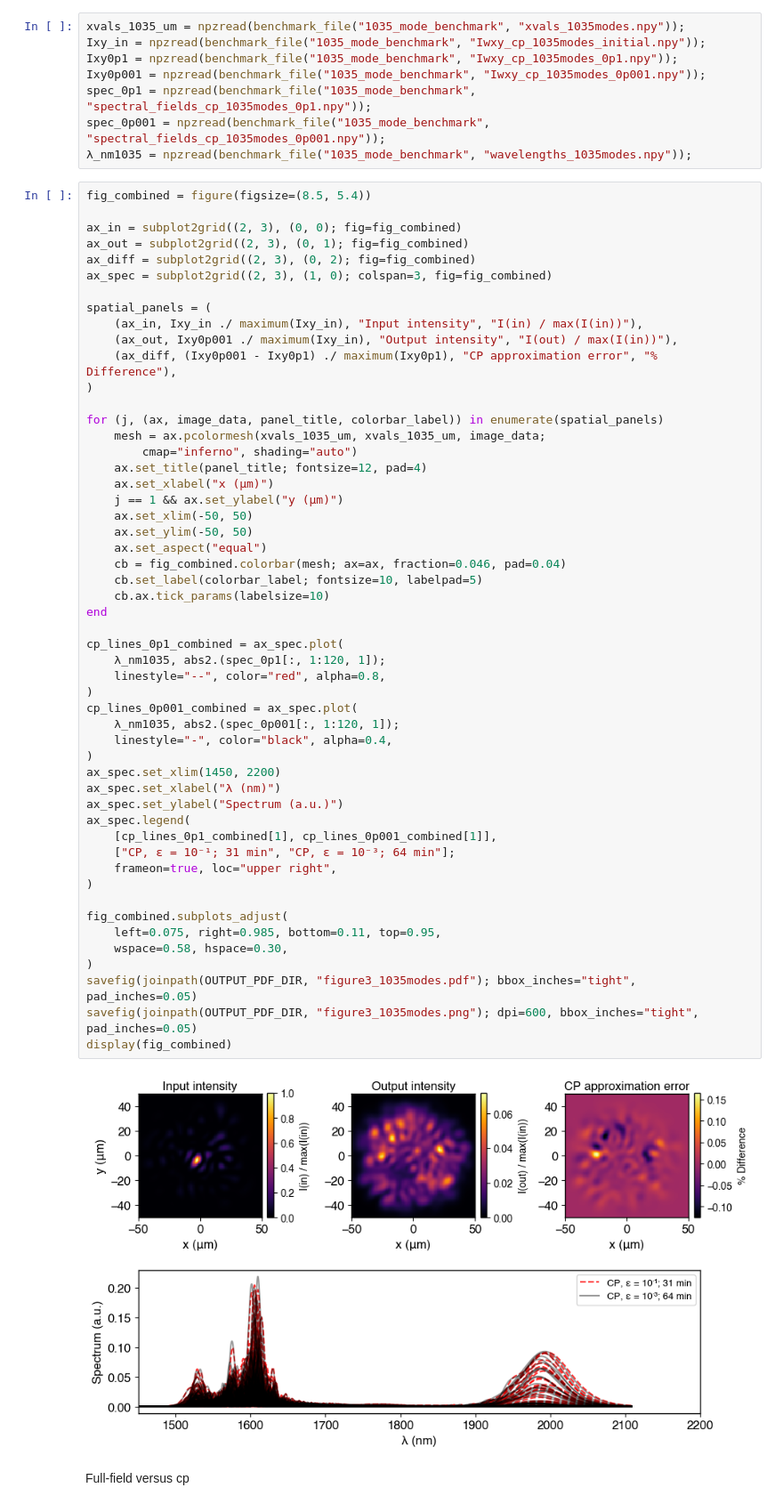
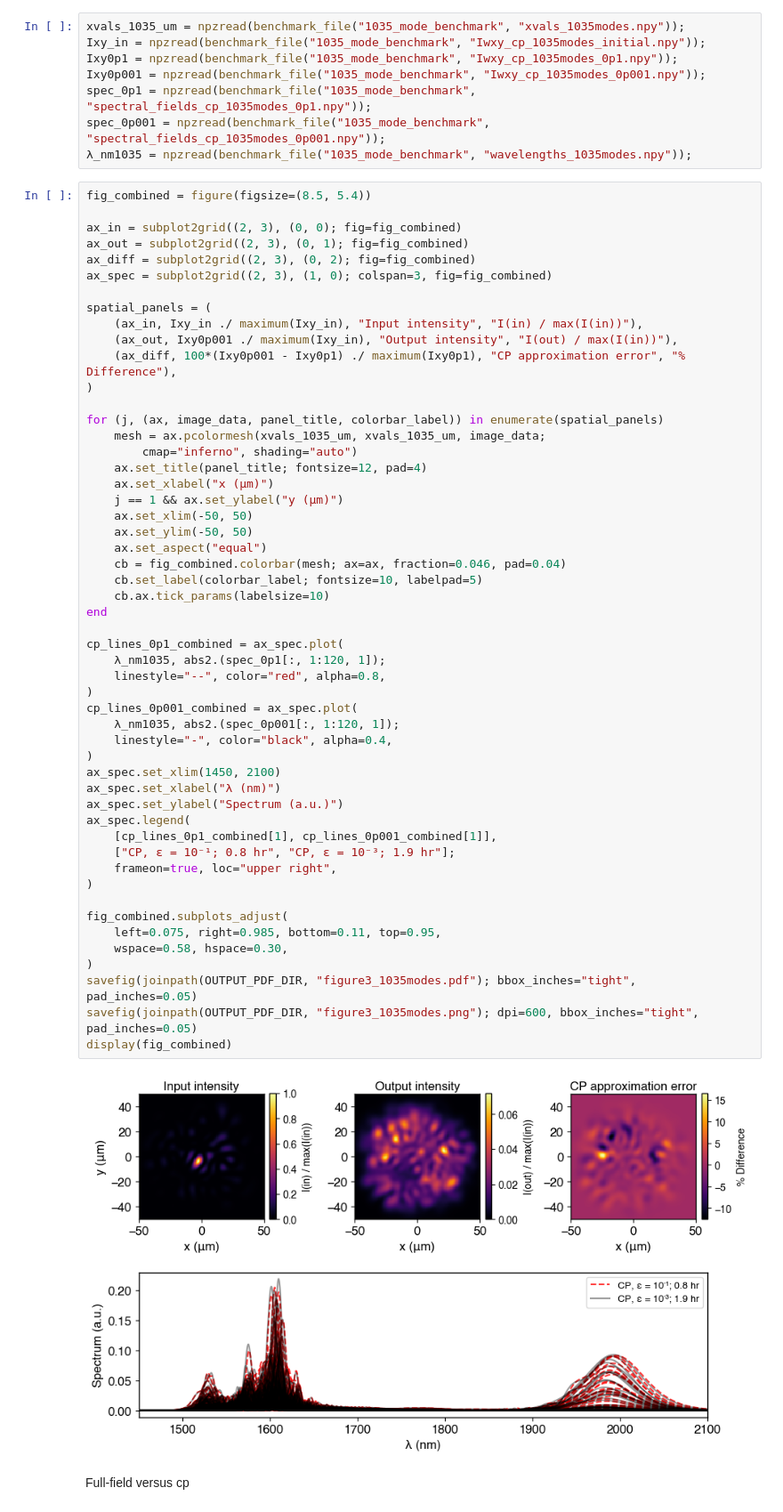
Before and after one commit to nrivera494/FastDifferentiableMMNLO, a Jupyter notebook: data_analysis/cp_data_analysis.ipynb, the cells around one changed output. Shown at 89% size. Cells and saved outputs as stored; diff of their text form.

```diff
--- a/data_analysis/cp_results.ipynb
+++ b/data_analysis/cp_data_analysis.ipynb
@@ -442,7 +442,7 @@ ax_spec = subplot2grid((2, 3), (1, 0); colspan=3, fig=fig_combined)
 spatial_panels = (
     (ax_in, Ixy_in ./ maximum(Ixy_in), "Input intensity", "I(in) / max(I(in))"),
     (ax_out, Ixy0p001 ./ maximum(Ixy_in), "Output intensity", "I(out) / max(I(in))"),
-    (ax_diff, (Ixy0p001 - Ixy0p1) ./ maximum(Ixy0p1), "CP approximation error", "% Difference"),
+    (ax_diff, 100*(Ixy0p001 - Ixy0p1) ./ maximum(Ixy0p1), "CP approximation error", "% Difference"),
 )
 
 for (j, (ax, image_data, panel_title, colorbar_label)) in enumerate(spatial_panels)
@@ -455,36 +455,36 @@ for (j, (ax, image_data, panel_title, colorbar_label)) in enumerate(spatial_pane
     ax.set_ylim(-50, 50)
     ax.set_aspect("equal")
     cb = fig_combined.colorbar(mesh; ax=ax, fraction=0.046, pad=0.04)
     cb.set_label(colorbar_label; fontsize=10, labelpad=5)
     cb.ax.tick_params(labelsize=10)
 end
 
 cp_lines_0p1_combined = ax_spec.plot(
     λ_nm1035, abs2.(spec_0p1[:, 1:120, 1]);
     linestyle="--", color="red", alpha=0.8,
 )
 cp_lines_0p001_combined = ax_spec.plot(
     λ_nm1035, abs2.(spec_0p001[:, 1:120, 1]);
     linestyle="-", color="black", alpha=0.4,
 )
-ax_spec.set_xlim(1450, 2200)
+ax_spec.set_xlim(1450, 2100)
 ax_spec.set_xlabel("λ (nm)")
 ax_spec.set_ylabel("Spectrum (a.u.)")
 ax_spec.legend(
     [cp_lines_0p1_combined[1], cp_lines_0p001_combined[1]],
-    ["CP, ε = 10⁻¹; 31 min", "CP, ε = 10⁻³; 64 min"];
+    ["CP, ε = 10⁻¹; 0.8 hr", "CP, ε = 10⁻³; 1.9 hr"];
     frameon=true, loc="upper right",
 )
 
 fig_combined.subplots_adjust(
     left=0.075, right=0.985, bottom=0.11, top=0.95,
     wspace=0.58, hspace=0.30,
 )
 savefig(joinpath(OUTPUT_PDF_DIR, "figure3_1035modes.pdf"); bbox_inches="tight", pad_inches=0.05)
 savefig(joinpath(OUTPUT_PDF_DIR, "figure3_1035modes.png"); dpi=600, bbox_inches="tight", pad_inches=0.05)
 display(fig_combined)
 # %% [output]
-[figure, old version]
+[figure, new version]
 # %% [markdown]
 Full-field versus cp
 # %%
```
Also changed, not shown: 2 other files.
